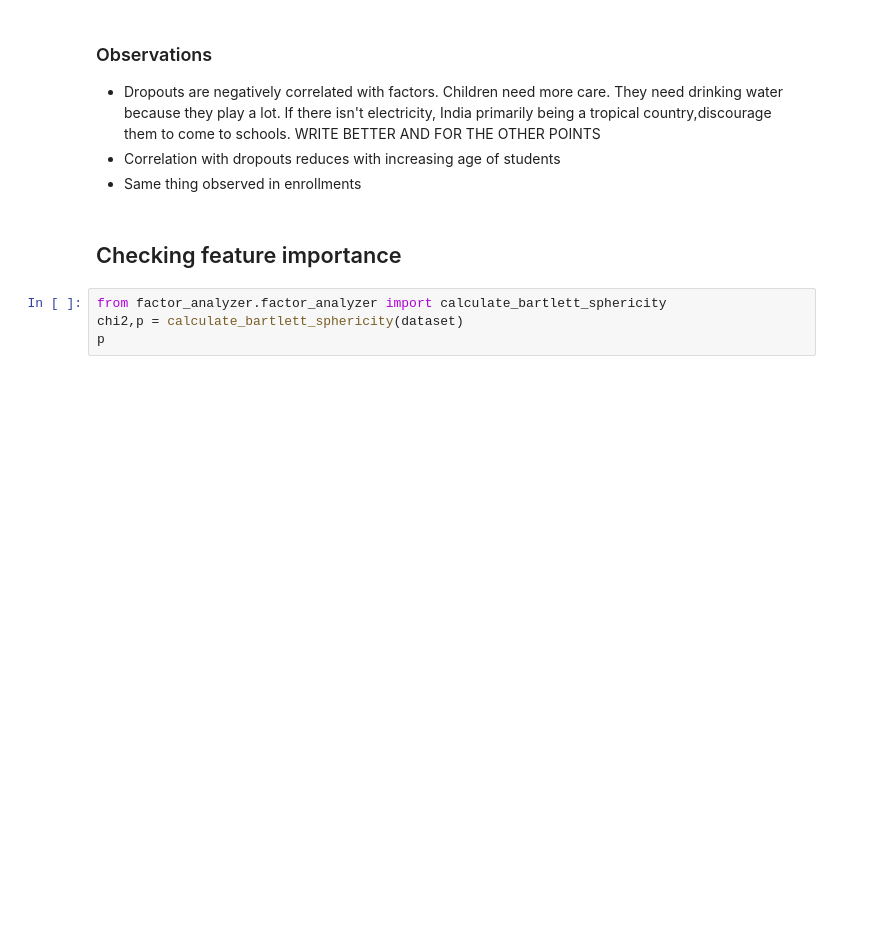
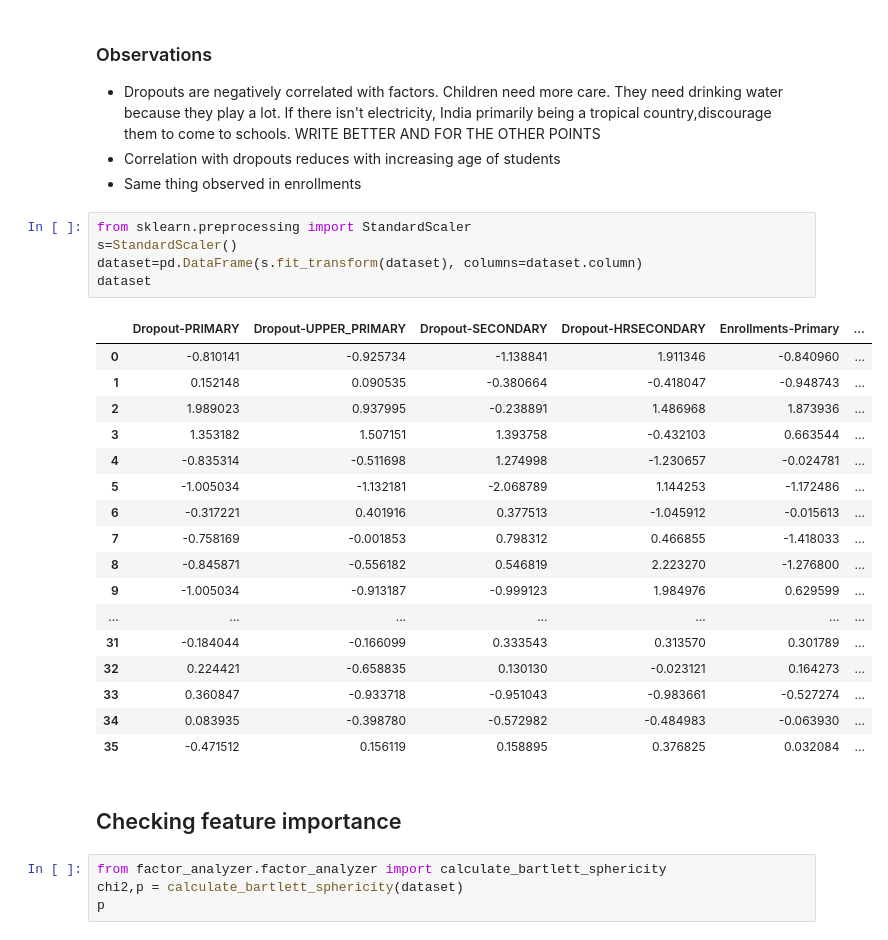
Before and after one commit to coderkol95/Education, a Jupyter notebook: src/notebook.ipynb, the cells around one changed output. Saved outputs shown, nothing was run; the diff lists cells and outputs as text; blank space fills up the shorter version.

```diff
--- a/src/notebook.ipynb
+++ b/src/notebook.ipynb
@@ -451,6 +451,29 @@ dataset.corr(method='spearman').style.background_gradient(cmap='coolwarm')
 * Dropouts are negatively correlated with factors. Children need more care. They need drinking water because they play a lot. If there isn't electricity, India primarily being a tropical country,discourage them to come to schools. WRITE BETTER AND FOR THE OTHER POINTS
 * Correlation with dropouts reduces with increasing age of students
 * Same thing observed in enrollments
+# %%
+from sklearn.preprocessing import StandardScaler
+s=StandardScaler()
+dataset=pd.DataFrame(s.fit_transform(dataset), columns=dataset.column)
+dataset
+# %% [output]
+|  | Dropout-PRIMARY | Dropout-UPPER_PRIMARY | Dropout-SECONDARY | Dropout-HRSECONDARY | Enrollments-Primary | ... |
+| 0 | -0.810141 | -0.925734 | -1.138841 | 1.911346 | -0.840960 | ... |
+| 1 | 0.152148 | 0.090535 | -0.380664 | -0.418047 | -0.948743 | ... |
+| 2 | 1.989023 | 0.937995 | -0.238891 | 1.486968 | 1.873936 | ... |
+| 3 | 1.353182 | 1.507151 | 1.393758 | -0.432103 | 0.663544 | ... |
+| 4 | -0.835314 | -0.511698 | 1.274998 | -1.230657 | -0.024781 | ... |
+| 5 | -1.005034 | -1.132181 | -2.068789 | 1.144253 | -1.172486 | ... |
+| 6 | -0.317221 | 0.401916 | 0.377513 | -1.045912 | -0.015613 | ... |
+| 7 | -0.758169 | -0.001853 | 0.798312 | 0.466855 | -1.418033 | ... |
+| 8 | -0.845871 | -0.556182 | 0.546819 | 2.223270 | -1.276800 | ... |
+| 9 | -1.005034 | -0.913187 | -0.999123 | 1.984976 | 0.629599 | ... |
+| ... | ... | ... | ... | ... | ... | ... |
+| 31 | -0.184044 | -0.166099 | 0.333543 | 0.313570 | 0.301789 | ... |
+| 32 | 0.224421 | -0.658835 | 0.130130 | -0.023121 | 0.164273 | ... |
+| 33 | 0.360847 | -0.933718 | -0.951043 | -0.983661 | -0.527274 | ... |
+| 34 | 0.083935 | -0.398780 | -0.572982 | -0.484983 | -0.063930 | ... |
+| 35 | -0.471512 | 0.156119 | 0.158895 | 0.376825 | 0.032084 | ... |
 # %% [markdown]
 ## Checking feature importance
 # %%
```
Also changed, not shown: parts of 13 cells of this notebook, 2 other files.
